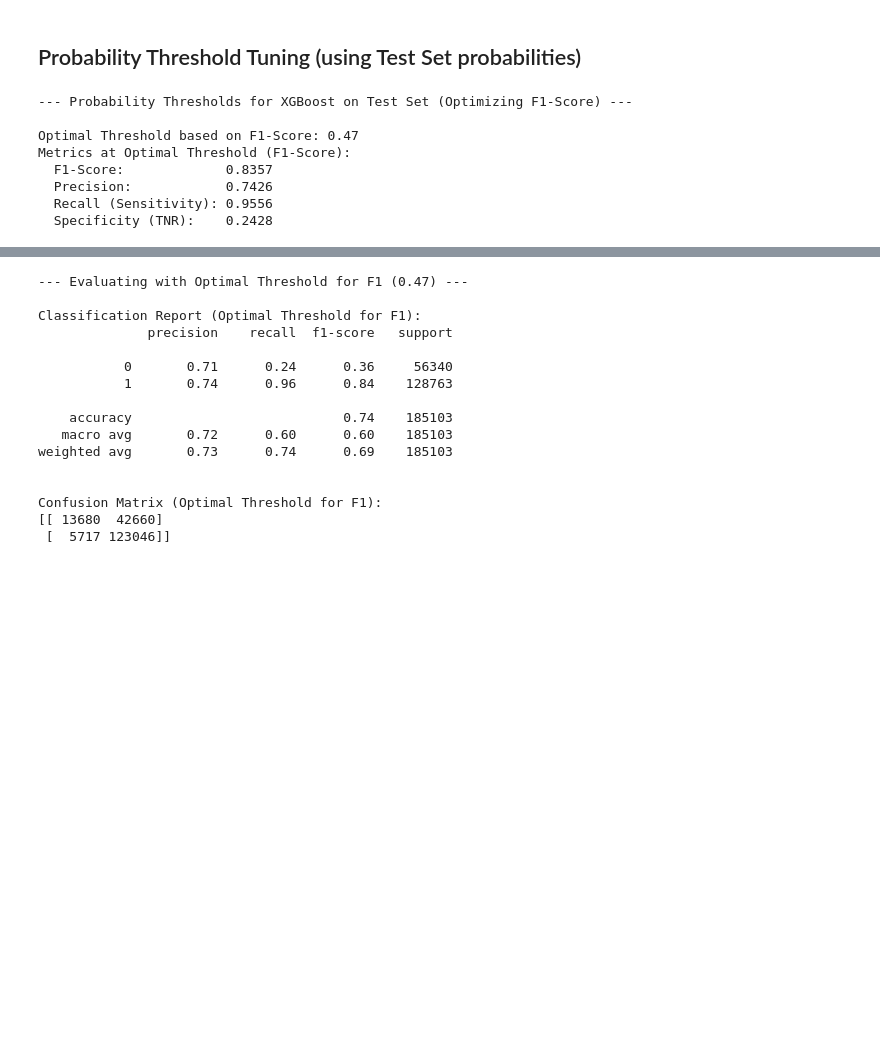
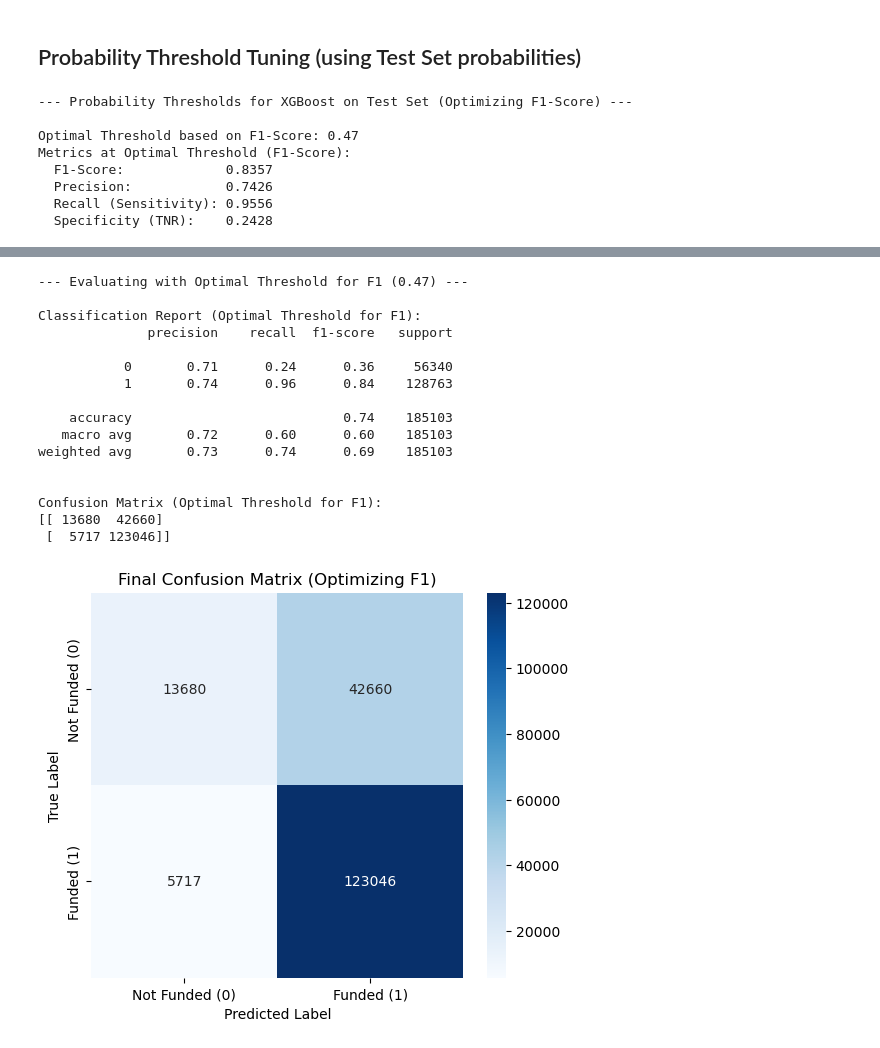
Before and after one commit to pazare/super-ml-project, a Jupyter notebook: ML_Final.ipynb, the cells around one changed output, grey strips where cells are left out. Drawn from its saved outputs; the diff is of its cells as text; code cells hidden in the pictures; blank space fills up the shorter version.

```diff
--- a/ML_Final.ipynb
+++ b/ML_Final.ipynb
@@ -1217,35 +1216,43 @@ print("\nClassification Report (Optimal Threshold for F1):")
 print(classification_report(y_test, y_pred_optimal_final_f1, zero_division=0))
 print("\nConfusion Matrix (Optimal Threshold for F1):")
 cm_optimal_f1 = confusion_matrix(y_test, y_pred_optimal_final_f1)
 print(cm_optimal_f1)
-# Optional: Plot optimal confusion matrix
-# plot_confusion_matrix(cm_optimal_f1) # Assumes plot_confusion_matrix function exists
+
+class_names = ['Not Funded (0)', 'Funded (1)']
+plt.figure(figsize=(6, 5))
+sns.heatmap(cm_optimal_f1, annot=True, fmt='d', cmap='Blues',
+                xticklabels=class_names, yticklabels=class_names)
+plt.xlabel('Predicted Label')
+plt.ylabel('True Label')
+plt.title(f'Final Confusion Matrix (Optimizing F1)')
+plt.show()
 # %% [output]
 --- Probability Thresholds for XGBoost on Test Set (Optimizing F1-Score) ---
 
 Optimal Threshold based on F1-Score: 0.47
 Metrics at Optimal Threshold (F1-Score):
   F1-Score:             0.8357
   Precision:            0.7426
   Recall (Sensitivity): 0.9556
   Specificity (TNR):    0.2428
 [figure]
 --- Evaluating with Optimal Threshold for F1 (0.47) ---
 
 Classification Report (Optimal Threshold for F1):
               precision    recall  f1-score   support
 
            0       0.71      0.24      0.36     56340
            1       0.74      0.96      0.84    128763
 
     accuracy                           0.74    185103
    macro avg       0.72      0.60      0.60    185103
 weighted avg       0.73      0.74      0.69    185103
 
 
 Confusion Matrix (Optimal Threshold for F1):
 [[ 13680  42660]
  [  5717 123046]]
+[figure, added]
 # %%
 print(f"\n--- Probability Thresholds for {best_model_name_from_cv} on Test Set (Optimizing Youden's J) ---")
 
```
Also changed, not shown: parts of 2 cells of this notebook.
